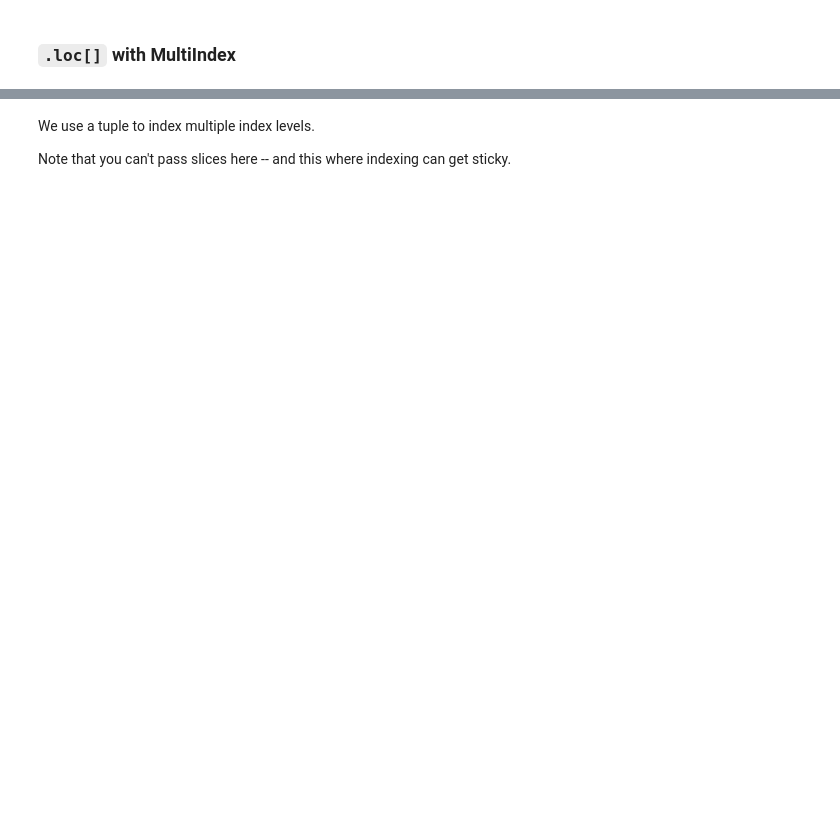
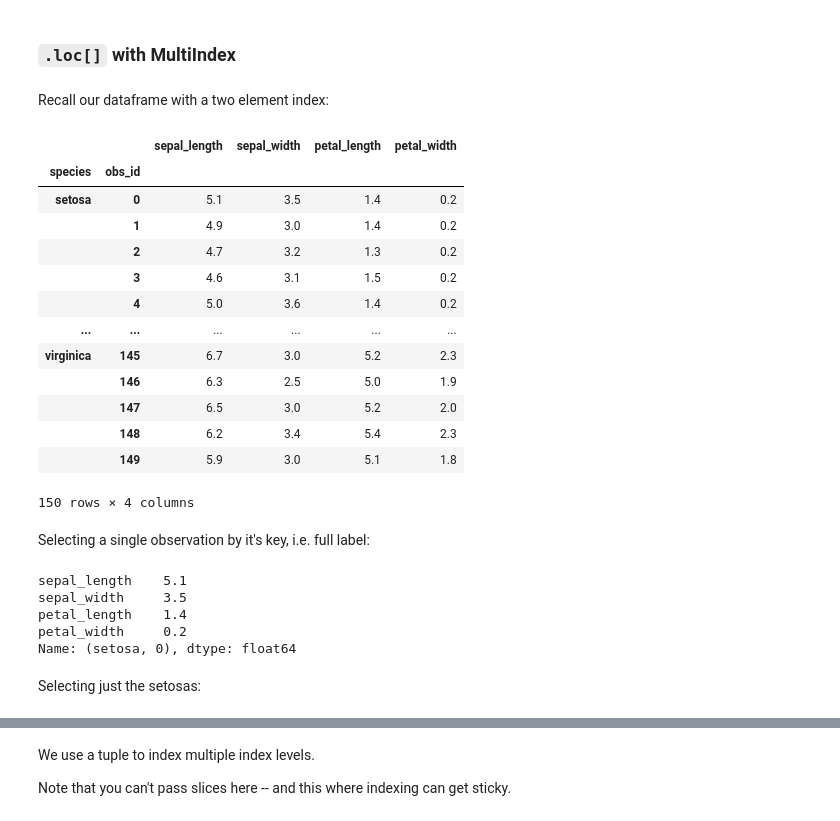
Before and after one commit to ontoligent/DS5100-2023-07-R, a Jupyter notebook: notebooks/M06_Pandas/M06-01-Pandas1.ipynb, the cells around one changed output, grey strips where cells are left out. Cells and saved outputs as stored; diff of their text form; code cells hidden in the pictures; blank space fills up the shorter version.

```diff
--- a/notebooks/M06_Pandas/M06-01-Pandas1.ipynb
+++ b/notebooks/M06_Pandas/M06-01-Pandas1.ipynb
@@ -374,4 +795,35 @@ iris.loc[:, ['sepal_length','petal_width']]
 # %% [markdown]
 ### `.loc[]` with MultiIndex
+# %% [markdown]
+Recall our dataframe with a two element index:
+# %%
+iris_w_idx
+# %% [output]
+|  |  | sepal_length | sepal_width | petal_length | petal_width |
+| species | obs_id |  |  |  |  |
+| setosa | 0 | 5.1 | 3.5 | 1.4 | 0.2 |
+|  | 1 | 4.9 | 3.0 | 1.4 | 0.2 |
+|  | 2 | 4.7 | 3.2 | 1.3 | 0.2 |
+|  | 3 | 4.6 | 3.1 | 1.5 | 0.2 |
+|  | 4 | 5.0 | 3.6 | 1.4 | 0.2 |
+| ... | ... | ... | ... | ... | ... |
+| virginica | 145 | 6.7 | 3.0 | 5.2 | 2.3 |
+|  | 146 | 6.3 | 2.5 | 5.0 | 1.9 |
+|  | 147 | 6.5 | 3.0 | 5.2 | 2.0 |
+|  | 148 | 6.2 | 3.4 | 5.4 | 2.3 |
+|  | 149 | 5.9 | 3.0 | 5.1 | 1.8 |
+150 rows × 4 columns
+# %% [markdown]
+Selecting a single observation by it's key, i.e. full label:
+# %%
+iris_w_idx.loc[('setosa',0)]
+# %% [output]
+sepal_length    5.1
+sepal_width     3.5
+petal_length    1.4
+petal_width     0.2
+Name: (setosa, 0), dtype: float64
+# %% [markdown]
+Selecting just the setosas:
 # %%
 iris_w_idx.loc['setosa']
```
Also changed, not shown: parts of 151 cells of this notebook, 9 other files.
